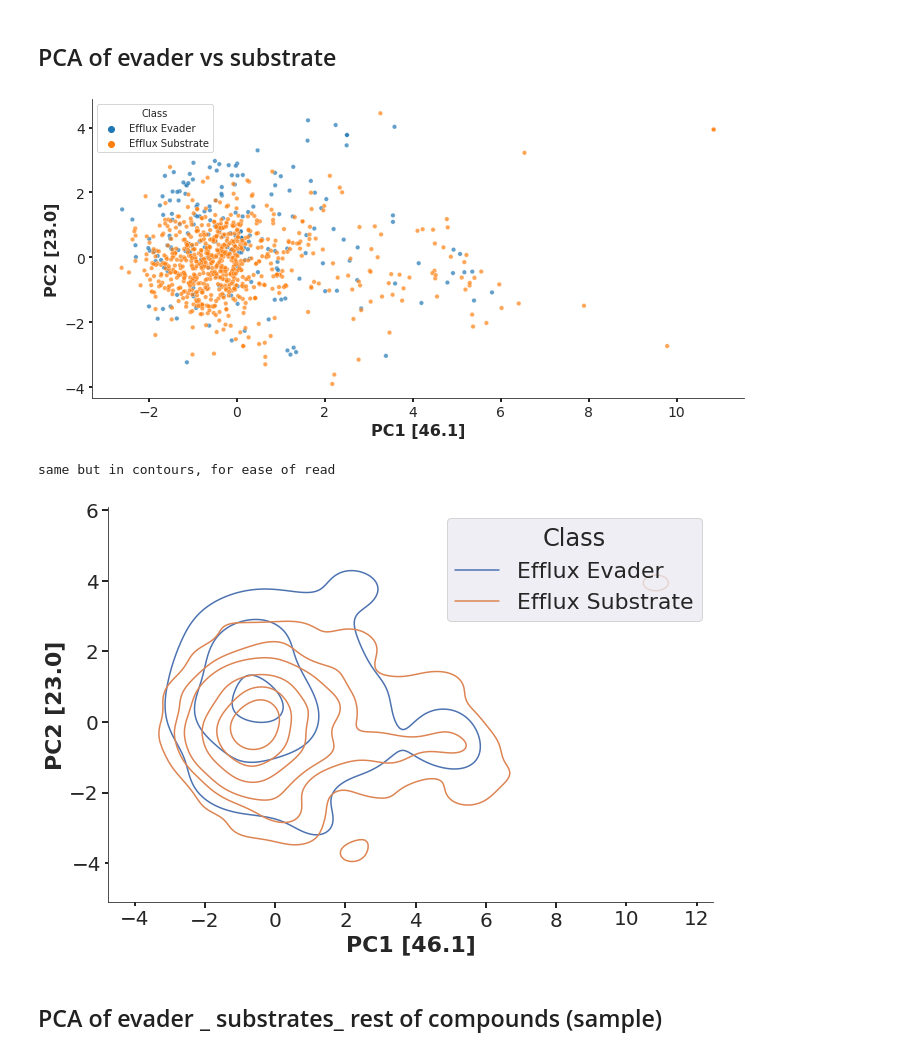
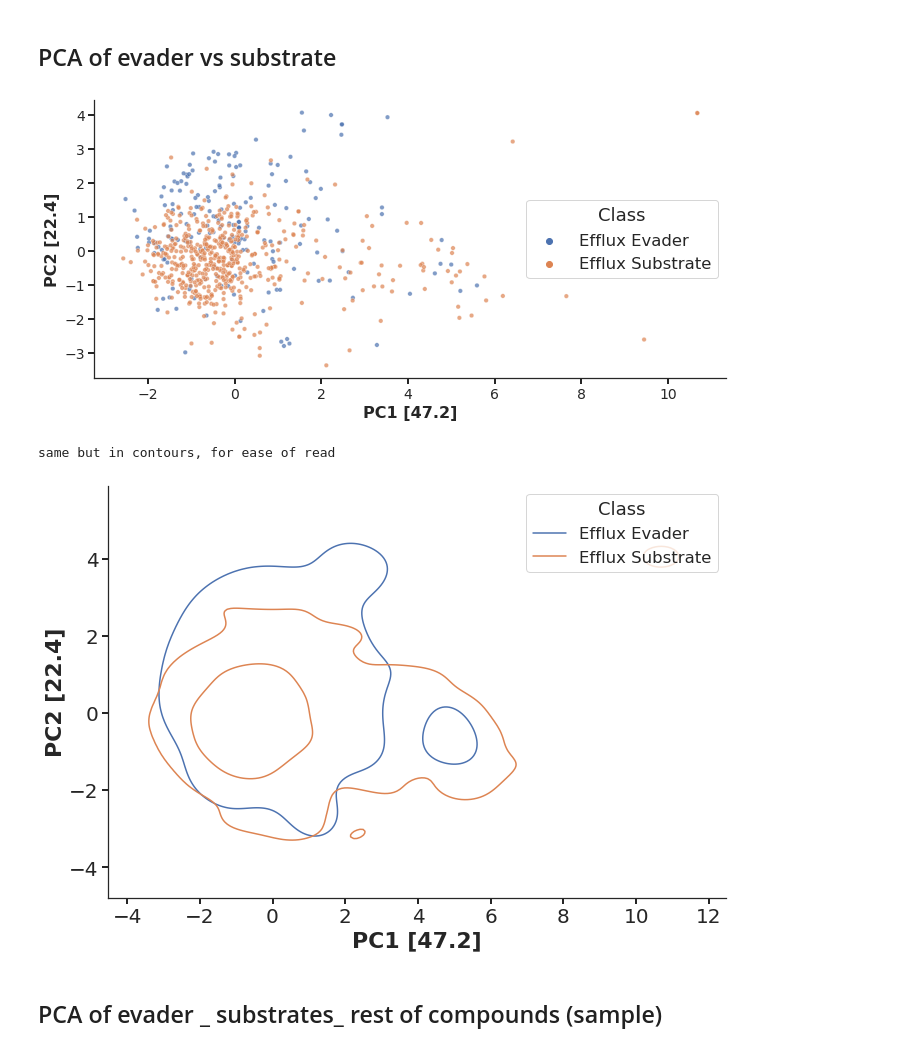
Before and after one commit to domgurvic/co_add_efflux, a Jupyter notebook: co_add/co_add_chaser.ipynb, the cells around one changed output. Drawn from its saved outputs; the diff is of its cells as text; code cells hidden in the pictures.

```diff
--- a/co_add/co_add_chaser.ipynb
+++ b/co_add/co_add_chaser.ipynb
@@ -112,6 +112,16 @@ sub_and_evade= pd.read_pickle('data_curated/sub_and_evade.pkl')
 om_permeating = pd.read_pickle('data_curated/om_permeating.pkl')
 
 om_non_permeating = pd.read_pickle('data_curated/om_non_permeating.pkl')
+
+
+### OM bias
+
+
+efflux_evaders_om_corrected = pd.read_pickle('data_curated/efflux_evaders_om_corrected.pkl')
+
+efflux_substrates_om_corrected = pd.read_pickle('data_curated/efflux_substrates_om_corrected.pkl')
+
+sub_and_evade_om_corrected = efflux_evaders_om_corrected.append(efflux_substrates_om_corrected).reset_index(drop=True)
 # %% [markdown]
 ### 2. standartise it
 
@@ -765,7 +784,7 @@ sns.kdeplot(x='TC1',y='TC2',data=sub_and_evade_tsne,alpha=0.7, hue=sub_and_evade
 # %% [markdown]
 ## TSNE of evades + substrates + rest of compounds(sample)
 # %%
-sub_evade_rest_sample = sub_and_evade.append(inactive.sample(1000)).reset_index(drop=True)
+sub_evade_rest_sample = sub_and_evade_om_corrected.append(inactive.sample(3000)).reset_index(drop=True)
 
-sub_evade_rest_sample_tsne = master_functions.tsne_no_plot(sub_evade_rest_sample['fps'], perp=50)
+sub_evade_rest_sample_tsne = master_functions.tsne_no_plot(sub_evade_rest_sample['fps'], perp=30)
 # %% [output]
@@ -790,0 +808,18 @@ sns.kdeplot(x='TC1',y='TC2',data=sub_evade_rest_sample_tsne,alpha=0.7, hue=sub_e
+# %%
+fig, ax = plt.subplots(figsize=(12,12))
+
+sns.scatterplot(x='TC1',y='TC2',data=sub_evade_rest_sample_tsne, s=30 ,alpha=0.9, hue=sub_evade_rest_sample['Class'])
+
+fig, ax = plt.subplots(figsize=(12,12))
+
+sns.set(font_scale=1.5)
+
+sns.set_style("ticks")
+
+sns.kdeplot(x='TC1',y='TC2',data=sub_evade_rest_sample_tsne,alpha=0.7, hue=sub_evade_rest_sample['Class'], levels = 3)
+
+sns.despine()
+
+plt.tight_layout()
+
+plt.savefig('figures/tsne_all.png', dpi=600)
@@ -791,8 +829,8 @@ sns.kdeplot(x='TC1',y='TC2',data=sub_evade_rest_sample_tsne,alpha=0.7, hue=sub_e
 # %% [markdown]
 ## PCA of evader vs substrate
 # %%
-sub_and_evade_features = master_functions.calc_feats(sub_and_evade['Mol'])
-sub_and_evade_features['Class'] = sub_and_evade['Class']
+sub_and_evade_features = master_functions.calc_feats(sub_and_evade_om_corrected['Mol'])
+sub_and_evade_features['Class'] = sub_and_evade_om_corrected['Class']
 # %%
 #pca
 
@@ -851,7 +889,7 @@ handles, labels = ax.get_legend_handles_labels()
 
 plt.tight_layout()
 
-plt.savefig('figures/pca_evade_substrate.png', dpi=600)
+# plt.savefig('figures/pca_evade_substrate.png', dpi=600)
 
 plt.show()
 
@@ -866,38 +904,38 @@ cmap = sns.diverging_palette(133, 10, as_cmap=True)
 fig, ax = plt.subplots(figsize=(10,7))
 
 sns.set_style("ticks")
 
-sns.set(font_scale=2)
+# sns.set(font_scale=2)
 
-sns.kdeplot(x='PC1',y='PC2',data=descriptors_pca, hue='Class' , levels=7,)
+sns.kdeplot(x='PC1',y='PC2',data=descriptors_pca, hue='Class' , levels=3,)
 
 
 pca_lab= ('PC1 '+str([np.round(pca.explained_variance_ratio_[0]*100, 1)]), 'PC2 '+str([np.round(pca.explained_variance_ratio_[1]*100, 1)]))
 
 
 plt.xlabel(pca_lab[0],fontweight='bold',fontsize=22)
 plt.ylabel(pca_lab[1],fontweight='bold', fontsize=22)
 
 plt.tick_params ('both',width=2,labelsize=20)
 
 ax.spines['top'].set_visible(False)
 ax.spines['right'].set_visible(False)
 
 handles, labels = ax.get_legend_handles_labels()
 
 #ax.legend(handles=handles[1:], labels=labels[1:])
 
 #plt.legend(loc='lower right',frameon=False,prop={'size': 22},ncol=1)
 
 # plt.legend()
 
 plt.tight_layout()
 
-plt.savefig('figures/pca_evade_substrate_contour.png', dpi=600)
+# plt.savefig('figures/pca_evade_substrate_contour.png', dpi=600)
 # %% [output]
-[figure, old version]
+[figure, new version]
 same but in contours, for ease of read
-[figure, old version]
+[figure, new version]
 # %% [markdown]
 ## PCA of evader _ substrates_ rest of compounds (sample)
 # %%
```
Also changed, not shown: parts of 19 cells of this notebook.
